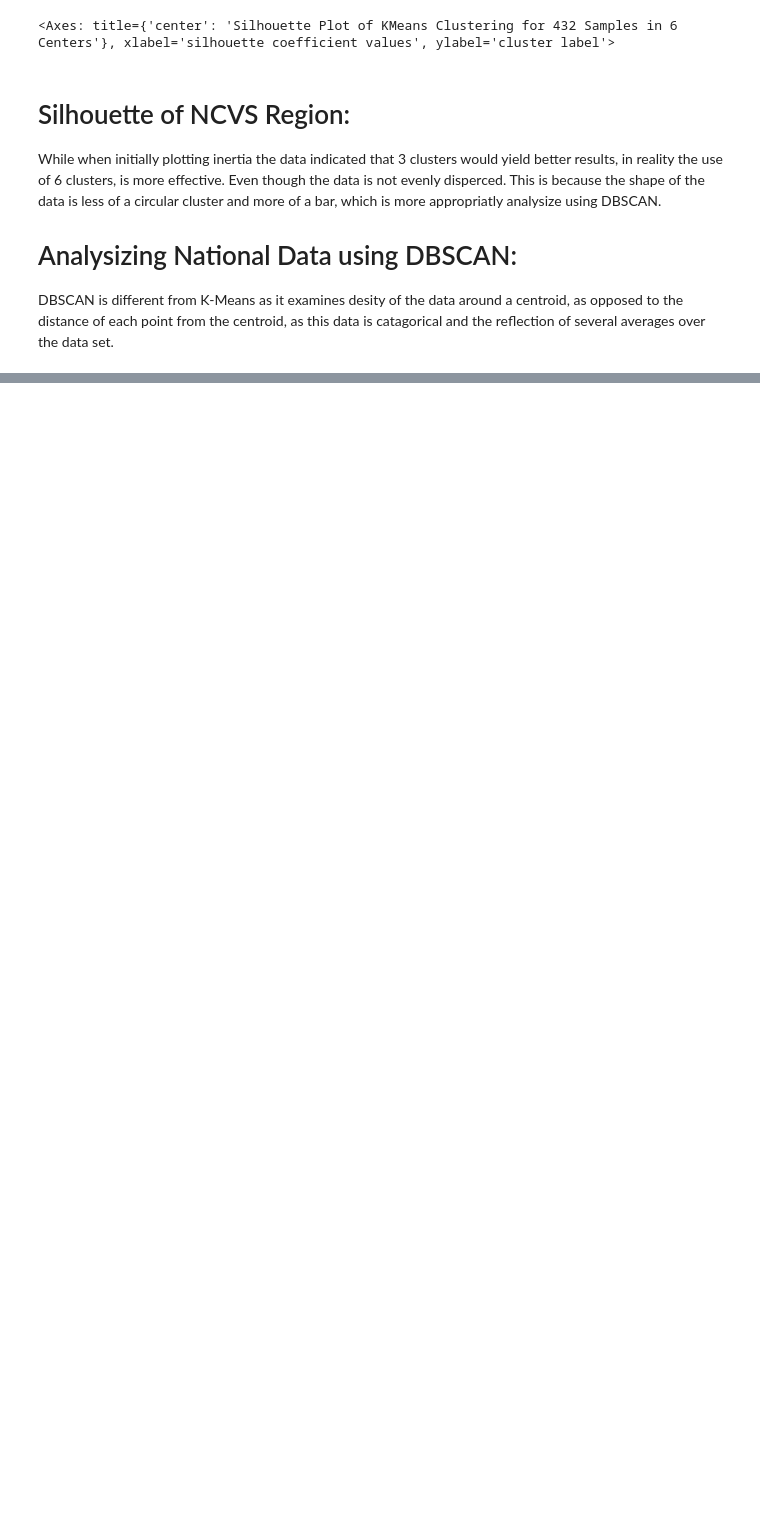
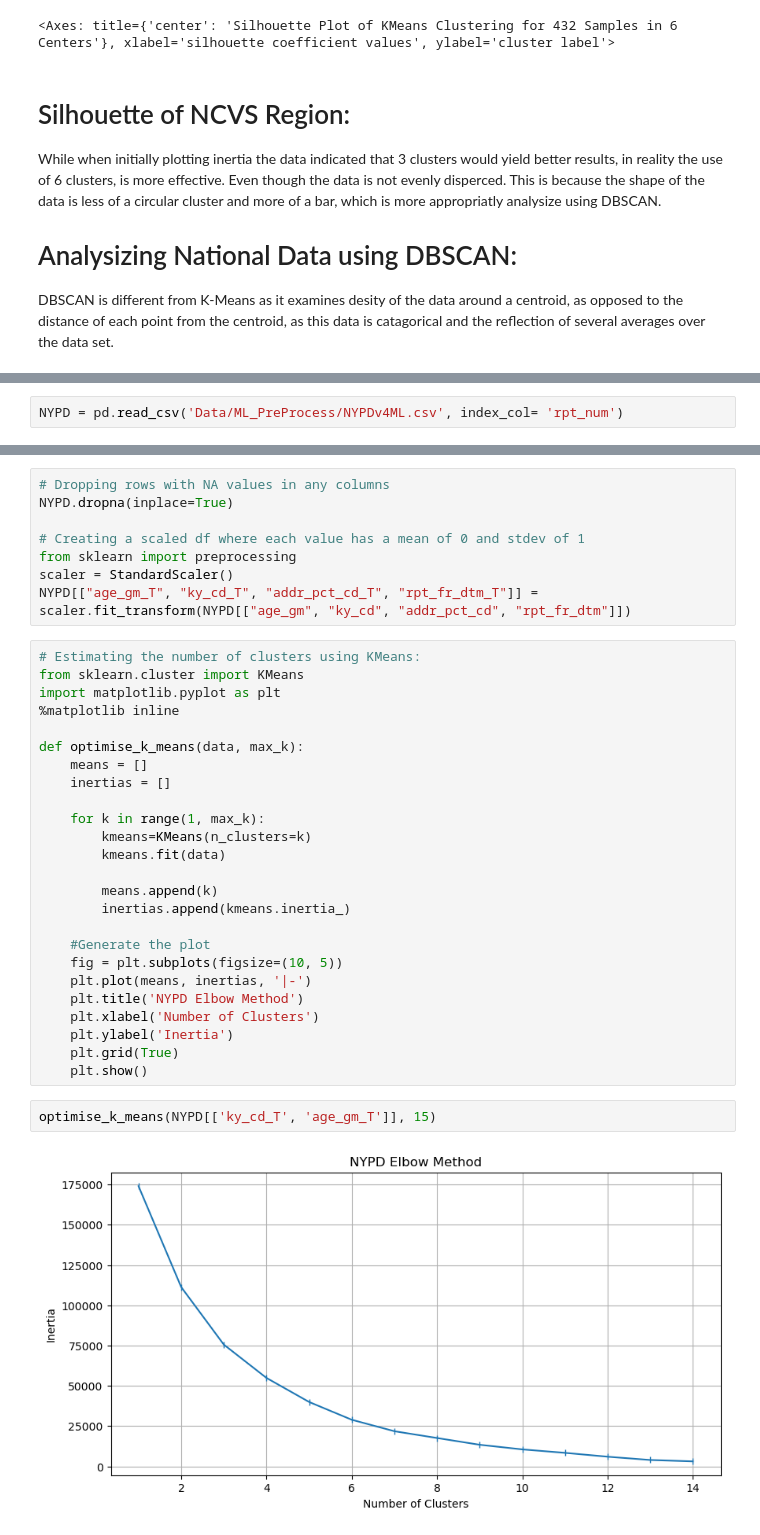
Before and after one commit to accoffin12/CrimeVictimAnalysis_Capstone, a Jupyter notebook: Clustering Models Developed for Predictive Modeling.ipynb, the cells around one changed output, grey strips where cells are left out. Saved outputs shown, nothing was run; the diff lists cells and outputs as text; blank space fills up the shorter version.

Commit message:
NYPD Graphs KMeans

```diff
--- a/Clustering Models Developed for Predictive Modeling.ipynb
+++ b/Clustering Models Developed for Predictive Modeling.ipynb
@@ -449,0 +453,2 @@ The data for the NYPD models will be used from the NYPDv4ML file. This file has
+# %%
+NYPD = pd.read_csv('Data/ML_PreProcess/NYPDv4ML.csv', index_col= 'rpt_num')
@@ -449,0 +485,37 @@ The data for the NYPD models will be used from the NYPDv4ML file. This file has
+# %%
+# Dropping rows with NA values in any columns
+NYPD.dropna(inplace=True)
+
+# Creating a scaled df where each value has a mean of 0 and stdev of 1
+from sklearn import preprocessing
+scaler = StandardScaler()
+NYPD[["age_gm_T", "ky_cd_T", "addr_pct_cd_T", "rpt_fr_dtm_T"]] = scaler.fit_transform(NYPD[["age_gm", "ky_cd", "addr_pct_cd", "rpt_fr_dtm"]])
+# %%
+# Estimating the number of clusters using KMeans:
+from sklearn.cluster import KMeans
+import matplotlib.pyplot as plt
+%matplotlib inline
+
+def optimise_k_means(data, max_k):
+    means = []
+    inertias = []
+
+    for k in range(1, max_k):
+        kmeans=KMeans(n_clusters=k)
+        kmeans.fit(data)
+
+        means.append(k)
+        inertias.append(kmeans.inertia_)
+
+    #Generate the plot
+    fig = plt.subplots(figsize=(10, 5))
+    plt.plot(means, inertias, '|-')
+    plt.title('NYPD Elbow Method')
+    plt.xlabel('Number of Clusters')
+    plt.ylabel('Inertia')
+    plt.grid(True)
+    plt.show()
+# %%
+optimise_k_means(NYPD[['ky_cd_T', 'age_gm_T']], 15)
+# %% [output]
+[figure, added]
```
Also changed, not shown: parts of 12 cells of this notebook, 3 other files.
